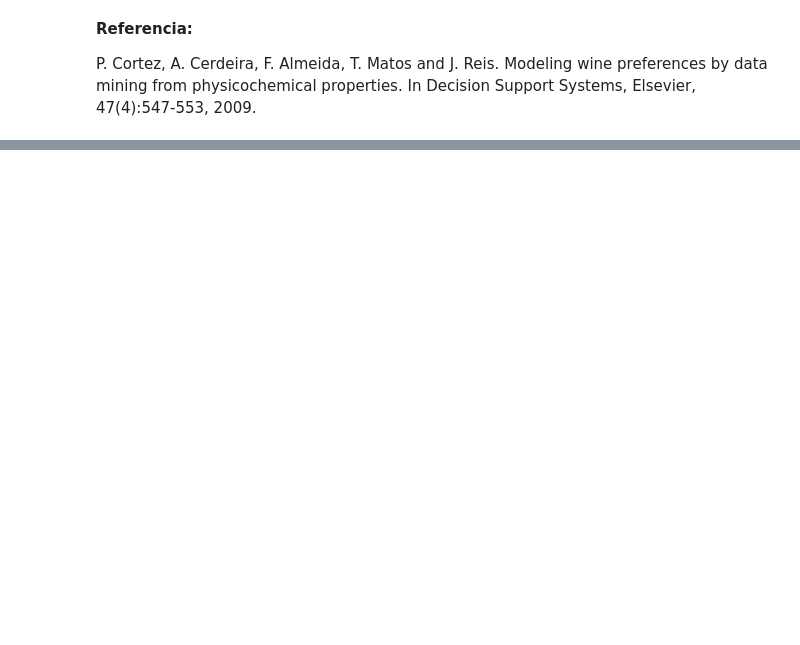
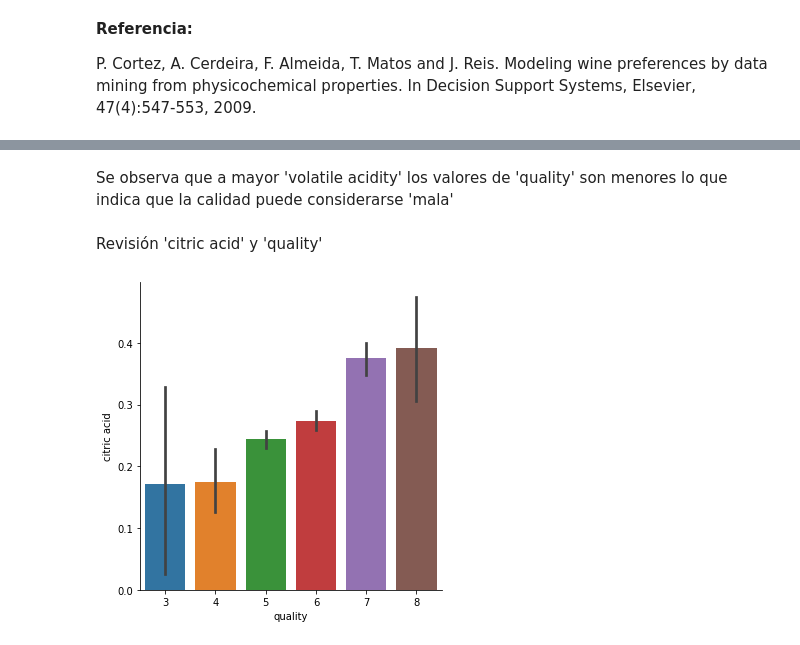
Before and after one commit to lpajarof/redwine, a Jupyter notebook: Practica2.ipynb, the cells around one changed output, grey strips where cells are left out. Saved outputs shown, nothing was run; the diff lists cells and outputs as text; code cells hidden in the pictures; blank space fills up the shorter version.

```diff
--- a/Practica2.ipynb
+++ b/Practica2.ipynb
@@ -47,0 +160,9 @@ Modeling wine preferences by data mining from physicochemical properties. In Dec
+# %% [markdown]
+Se observa que a mayor 'volatile acidity' los valores de 'quality' son menores lo que indica que la calidad puede considerarse 'mala'
+# %% [markdown]
+Revisión 'citric acid' y 'quality'
+# %%
+sns.catplot(x='quality', y = 'citric acid', data = datos_vino,kind='bar')
+plt.show()
+# %% [output]
+[figure, added]
```
Also changed, not shown: parts of 73 cells of this notebook.
